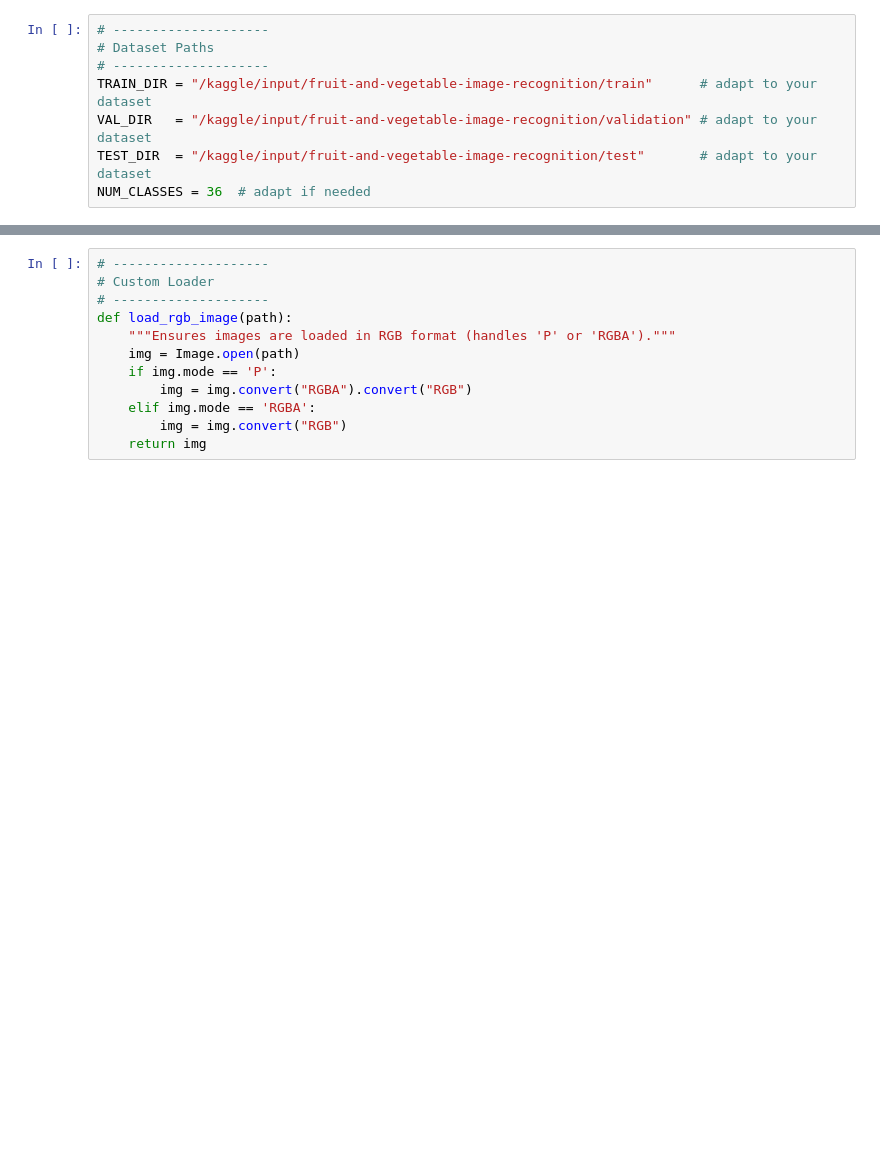
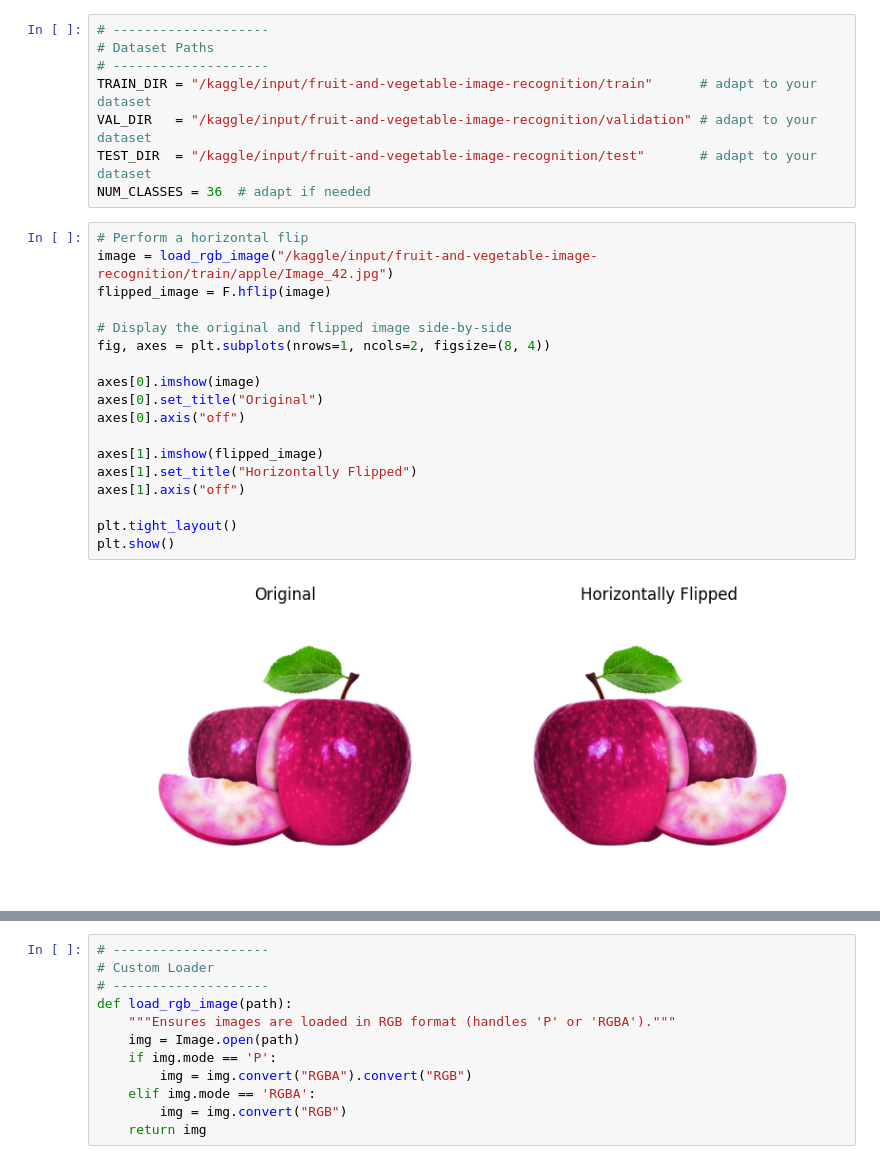
Before and after one commit to Kalifornia-ai/FruitsAndVegetablesClassification, a Jupyter notebook: BronzeAge.ipynb, the cells around one changed output, grey strips where cells are left out. Drawn from its saved outputs; the diff is of its cells as text; blank space fills up the shorter version.

Commit message:
Kaggle Notebook | ThisisAmerica | Version 1

```diff
--- a/BronzeAge.ipynb
+++ b/BronzeAge.ipynb
@@ -18,5 +21,25 @@ TRAIN_DIR = "/kaggle/input/fruit-and-vegetable-image-recognition/train"      # a
 VAL_DIR   = "/kaggle/input/fruit-and-vegetable-image-recognition/validation" # adapt to your dataset
 TEST_DIR  = "/kaggle/input/fruit-and-vegetable-image-recognition/test"       # adapt to your dataset
 NUM_CLASSES = 36  # adapt if needed
+# %%
+# Perform a horizontal flip
+image = load_rgb_image("/kaggle/input/fruit-and-vegetable-image-recognition/train/apple/Image_42.jpg")
+flipped_image = F.hflip(image)
+
+# Display the original and flipped image side-by-side
+fig, axes = plt.subplots(nrows=1, ncols=2, figsize=(8, 4))
+
+axes[0].imshow(image)
+axes[0].set_title("Original")
+axes[0].axis("off")
+
+axes[1].imshow(flipped_image)
+axes[1].set_title("Horizontally Flipped")
+axes[1].axis("off")
+
+plt.tight_layout()
+plt.show()
+# %% [output]
+[figure, added]
 # %%
 #!nvidia-smi
```
Also changed, not shown: parts of 12 cells of this notebook.
